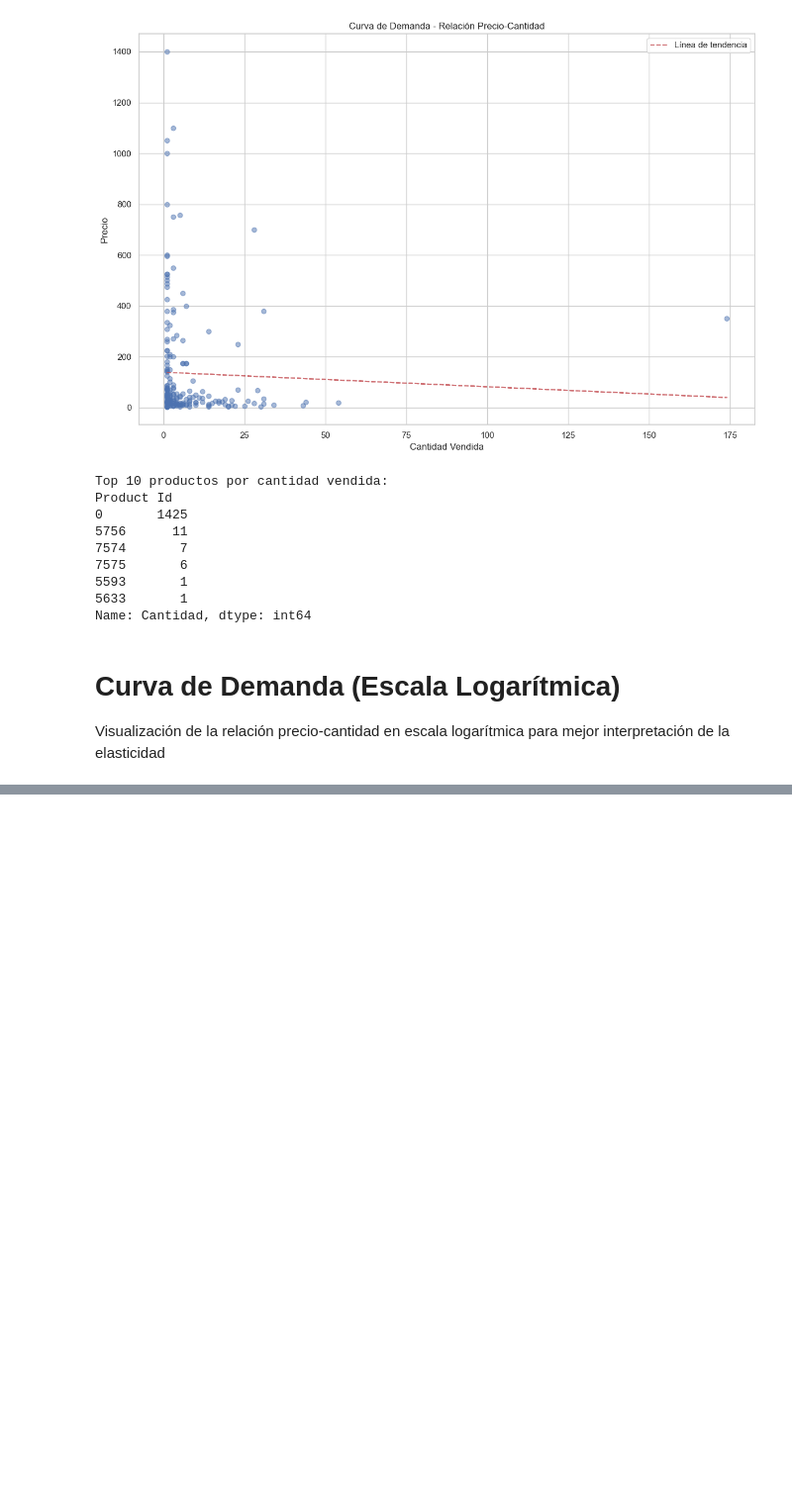
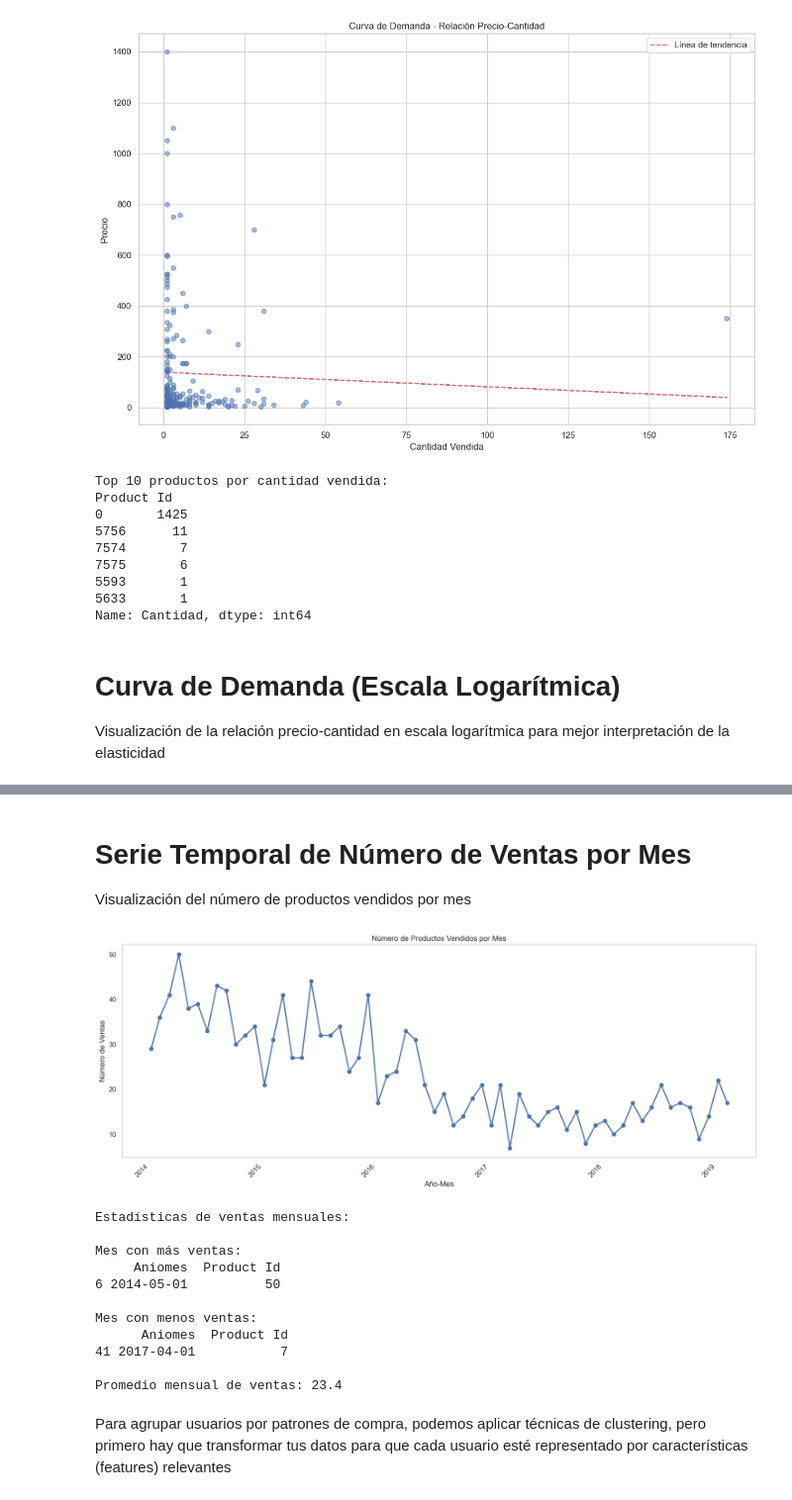
Before and after one commit to armand-analytics/Forecasting, a Jupyter notebook: notebooks/01_EDA.ipynb, the cells around one changed output, grey strips where cells are left out. Shown at 99% size. Cells and saved outputs as stored; diff of their text form; code cells hidden in the pictures; blank space fills up the shorter version.

```diff
--- a/notebooks/01_EDA.ipynb
+++ b/notebooks/01_EDA.ipynb
@@ -305,0 +317,48 @@ Nota: Una elasticidad negativa indica que al aumentar el precio, disminuye la de
+# %%
+df['Aniomes']=df['year'].astype(str) + '-' + df['month'].astype(str)
+# %% [markdown]
+# Serie Temporal de Número de Ventas por Mes
+Visualización del número de productos vendidos por mes
+# %%
+
+# Agrupar y contar ventas por mes
+ventas_mensuales = df.groupby('Aniomes')['Product Id'].count().reset_index()
+ventas_mensuales = ventas_mensuales.sort_values('Aniomes')  # Ordenar por fecha
+# Asegurar que 'Aniomes' sea tipo datetime
+ventas_mensuales['Aniomes'] = pd.to_datetime(ventas_mensuales['Aniomes'])
+
+# Ordenar correctamente por fecha
+ventas_mensuales = ventas_mensuales.sort_values('Aniomes')
+# Crear gráfico de serie temporal
+plt.figure(figsize=(15, 6))
+plt.plot(ventas_mensuales['Aniomes'], ventas_mensuales['Product Id'], 'b-o', linewidth=2)
+plt.title('Número de Productos Vendidos por Mes')
+plt.xlabel('Año-Mes')
+plt.ylabel('Número de Ventas')
+plt.grid(False)
+plt.xticks(rotation=45)
+plt.tight_layout()
+plt.show()
+
+# Mostrar estadísticas mensuales
+print("\nEstadísticas de ventas mensuales:")
+print("\nMes con más ventas:")
+print(ventas_mensuales.sort_values('Product Id', ascending=False).head(1))
+print("\nMes con menos ventas:")
+print(ventas_mensuales.sort_values('Product Id', ascending=True).head(1))
+print("\nPromedio mensual de ventas:", ventas_mensuales['Product Id'].mean().round(2))
+# %% [output]
+[figure, added]
+Estadísticas de ventas mensuales:
+
+Mes con más ventas:
+     Aniomes  Product Id
+6 2014-05-01          50
+
+Mes con menos ventas:
+      Aniomes  Product Id
+41 2017-04-01           7
+
+Promedio mensual de ventas: 23.4
+# %% [markdown]
+Para agrupar usuarios por patrones de compra, podemos aplicar técnicas de clustering, pero primero hay que transformar tus datos para que cada usuario esté representado por características (features) relevantes
```
Also changed, not shown: parts of 12 cells of this notebook, 1 other file.
